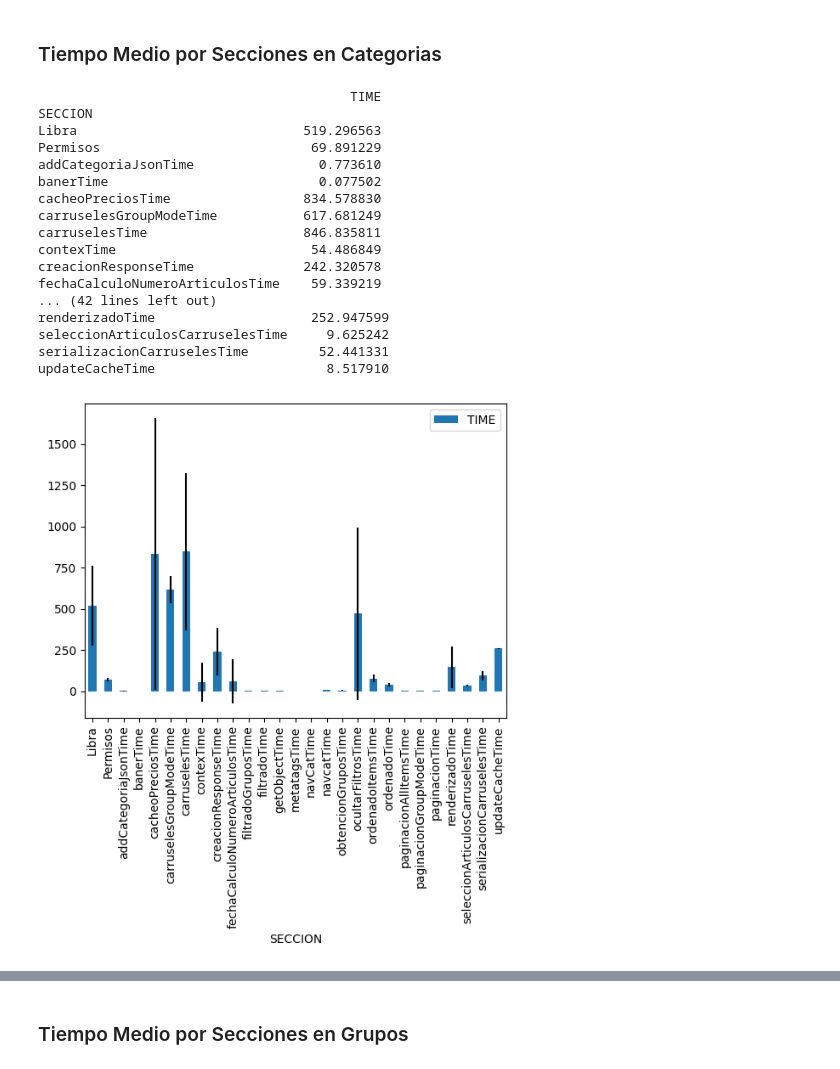
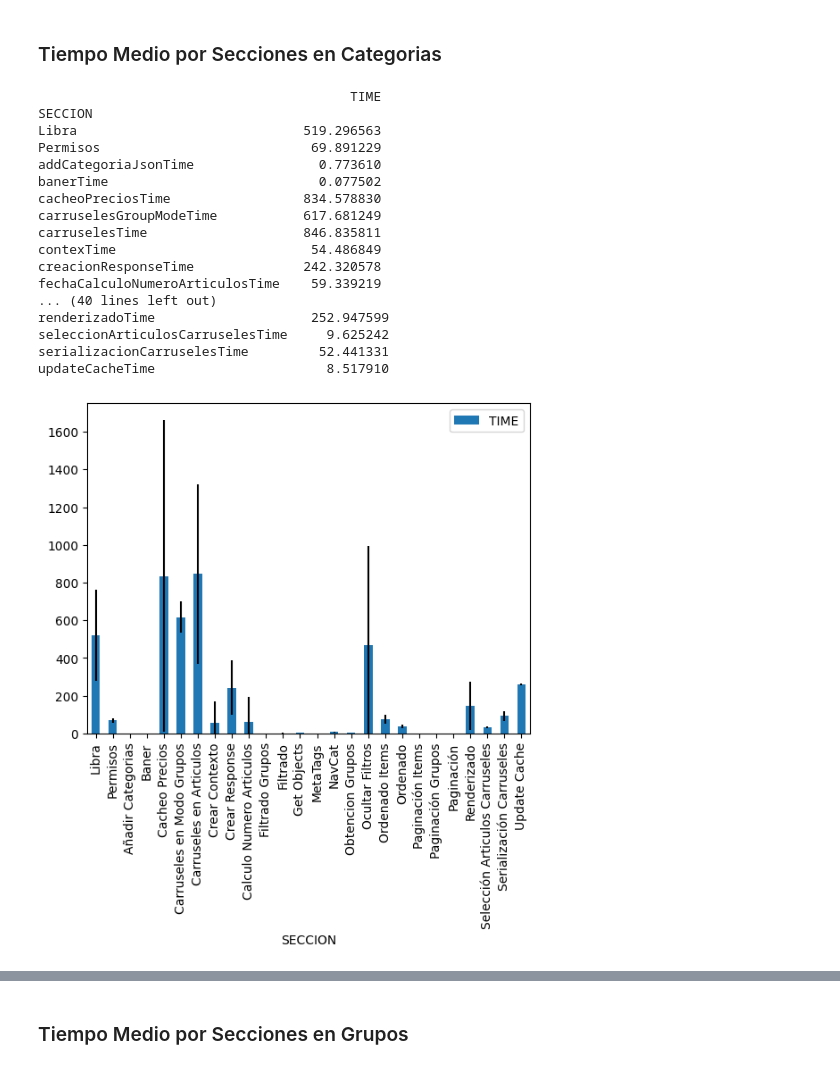
Before and after one commit to JavierBrenlla/pandas, a Jupyter notebook: rendimientosegundaversion.ipynb, the cells around one changed output, grey strips where cells are left out. Cells and saved outputs as stored; diff of their text form; code cells hidden in the pictures.

```diff
--- a/rendimientosegundaversion.ipynb
+++ b/rendimientosegundaversion.ipynb
@@ -60,34 +60,62 @@ categoria_filtrado.groupby("SECCION").mean().plot(kind = "bar", yerr = categoria
 print(categoria_filtrado.groupby("SECCION").mean())
 print(categoria_filtrado.groupby("SECCION").std(ddof=0))
 
  """
 
 df = df.dropna()
 
 categoria = df[df["VISTA"] == "categoria"]
 
-categoria_filtrado = categoria[(categoria["SECCION"] != "Renderizado") & (categoria["SECCION"] != "Datos")]
+categoria_filtrado = categoria[(categoria["SECCION"] != "Renderizado") & (categoria["SECCION"] != "Datos") & (categoria["SECCION"] != "navCatTime")]
 
-categoria_filtrado.groupby("SECCION").mean().plot(kind = "bar", yerr = categoria_filtrado.groupby("SECCION").std() / 2)
+ax = categoria_filtrado.groupby("SECCION").mean().plot(kind = "bar", yerr = categoria_filtrado.groupby("SECCION").std() / 2, ylim=[0, 1750])
+
+ax.set_xticklabels(["Libra",
+                    "Permisos",
+                    "Añadir Categorias",
+                    "Baner",
+                    "Cacheo Precios",
+                    "Carruseles en Modo Grupos",
+                    "Carruseles en Articulos",
+                    "Crear Contexto",
+                    "Crear Response",
+                    "Calculo Numero Articulos",
+                    "Filtrado Grupos",
+                    "Filtrado",
+                    "Get Objects",
+                    "MetaTags",
+                    "NavCat",
+                    "Obtencion Grupos",
+                    "Ocultar Filtros",
+                    "Ordenado Items",
+                    "Ordenado",
+                    "Paginación Items",
+                    "Paginación Grupos",
+                    "Paginación",
+                    "Renderizado",
+                    "Selección Articulos Carruseles",
+                    "Serialización Carruseles",
+                    "Update Cache"
+                    ])
 
 print(categoria_filtrado.groupby("SECCION").mean())
 print(categoria_filtrado.groupby("SECCION").std(ddof=0))
 # %% [output]
                                         TIME
 SECCION
 Libra                             519.296563
 Permisos                           69.891229
 addCategoriaJsonTime                0.773610
 banerTime                           0.077502
 cacheoPreciosTime                 834.578830
 carruselesGroupModeTime           617.681249
 carruselesTime                    846.835811
 contexTime                         54.486849
 creacionResponseTime              242.320578
 fechaCalculoNumeroArticulosTime    59.339219
-... (42 lines left out)
+... (40 lines left out)
 renderizadoTime                    252.947599
 seleccionArticulosCarruselesTime     9.625242
 serializacionCarruselesTime         52.441331
 updateCacheTime                      8.517910
-[figure, old version]
+[figure, new version]
```
Also changed, not shown: parts of 8 cells of this notebook.
